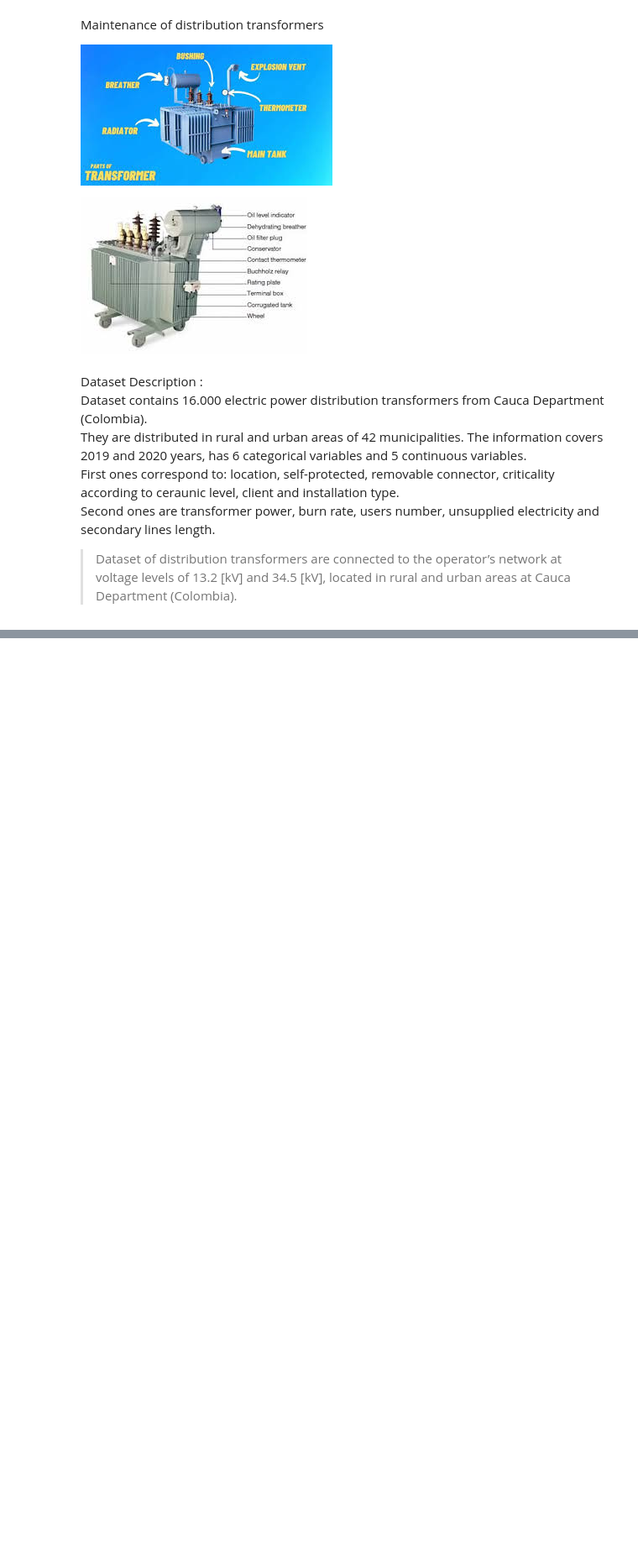
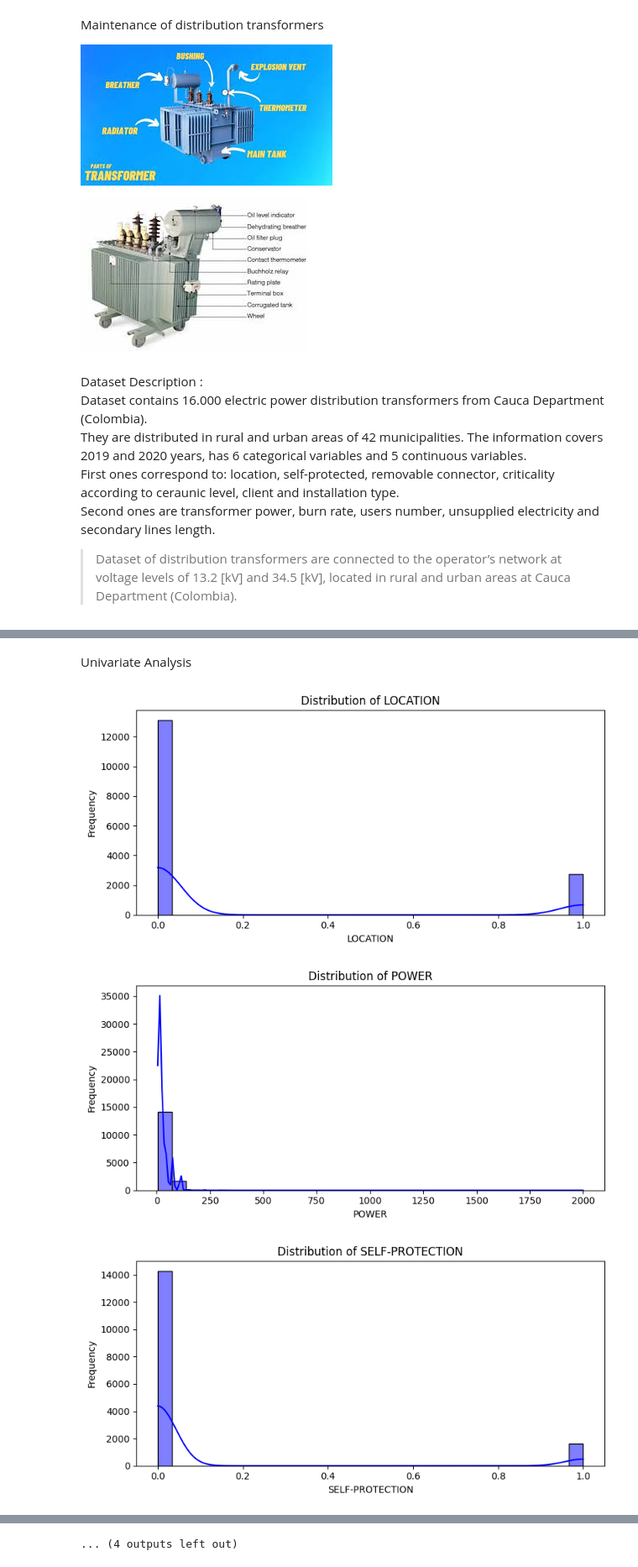
Before and after one commit to pawankalyan22k/Predictive-maintanance-of-Distribution-Transformers-, a Jupyter notebook: Predictive_Maintainance_of_Transformers.ipynb, the cells around one changed output, grey strips where cells are left out. Shown at 84% size. Drawn from its saved outputs; the diff is of its cells as text; code cells hidden in the pictures; blank space fills up the shorter version.

```diff
--- a/Predictive_Maintainance_of_Transformers.ipynb
+++ b/Predictive_Maintainance_of_Transformers.ipynb
@@ -25,0 +79,4 @@ Second ones are transformer power, burn rate, users number, unsupplied electrici
+# %%
+# importing Data
+df_19 = pd.read_excel('Dataset_Year_2019.xlsx')
+df_20 = pd.read_excel('Dataset_Year_2020.xlsx')
@@ -25,0 +190,33 @@ Second ones are transformer power, burn rate, users number, unsupplied electrici
+# %% [markdown]
+Univariate Analysis
+# %%
+import matplotlib.pyplot as plt
+import seaborn as sns
+import pandas as pd
+
+# Combine your two datasets if needed, otherwise work with a single dataset
+# df = pd.concat([df_19, df_20])
+
+# Function to generate univariate plots
+def univariate_plots(dataframe):
+    for column in dataframe.columns:
+        plt.figure(figsize=(8, 4))
+        if dataframe[column].dtype in ['int64', 'float64']:  # Numerical columns
+            sns.histplot(dataframe[column], kde=True, bins=30, color='blue')
+            plt.title(f'Distribution of {column}')
+            plt.xlabel(column)
+            plt.ylabel('Frequency')
+        elif dataframe[column].dtype == 'object':  # Categorical columns
+            sns.countplot(y=dataframe[column], palette='Set2', order=dataframe[column].value_counts().index)
+            plt.title(f'Count of {column}')
+            plt.xlabel('Count')
+            plt.ylabel(column)
+        plt.tight_layout()
+        plt.show()
+
+# Call the function on your dataframe
+univariate_plots(df_20)
+# %% [output]
+[figure, added]
+[figure, added]
+[figure, added]
@@ -25,0 +232 @@ Second ones are transformer power, burn rate, users number, unsupplied electrici
+... (4 outputs left out)
```
Also changed, not shown: parts of 48 cells of this notebook.
